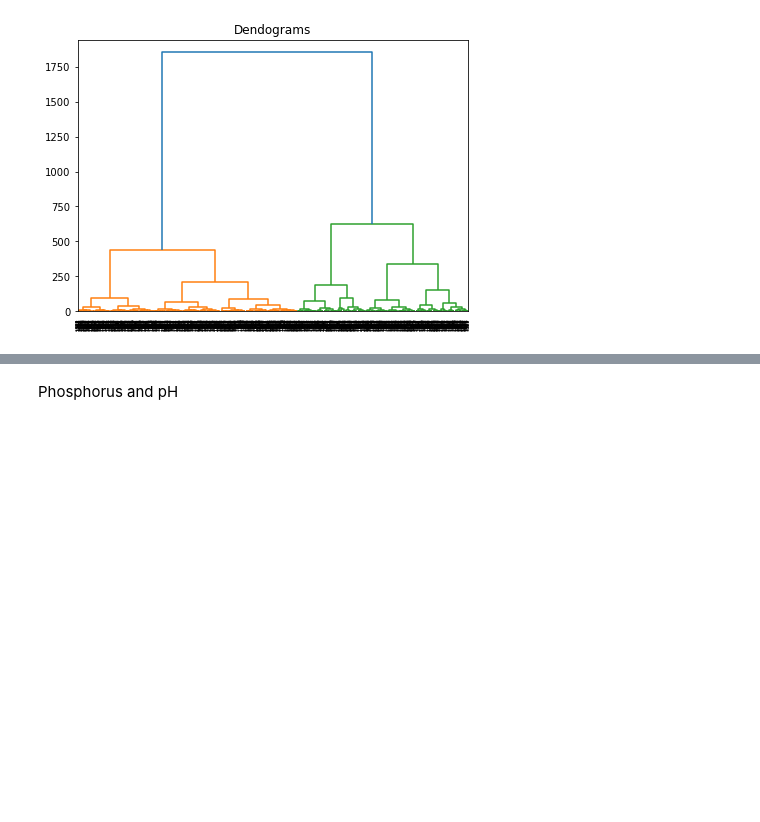
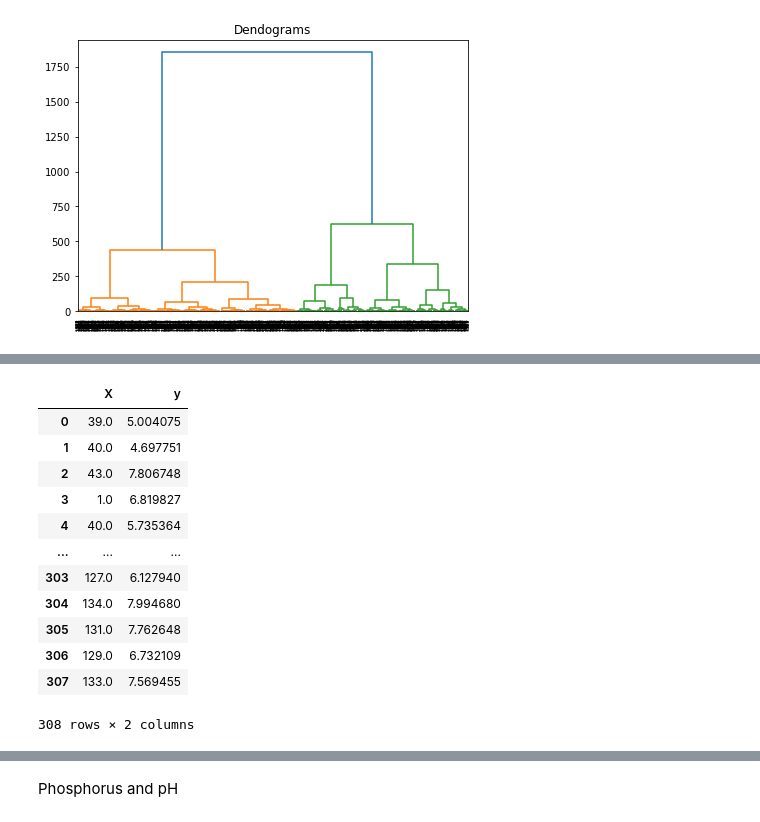
Before and after one commit to AIML-Makgeolli/CpE-AIDL, a Jupyter notebook: SMARF/[Hierarchical]_modelTrain3_(function_version).ipynb, the cells around one changed output, grey strips where cells are left out. Drawn from its saved outputs; the diff is of its cells as text; code cells hidden in the pictures; blank space fills up the shorter version.

```diff
--- a/SMARF/[Hierarchical]_modelTrain3_(function_version).ipynb
+++ b/SMARF/[Hierarchical]_modelTrain3_(function_version).ipynb
@@ -82,3 +120,19 @@ array([0, 0, 1, ..., 0, 0, 0], dtype=int64)
+# %%
+hierarchical_test.kmeans_outlier(80)
+# %% [output]
+|  | X | y |
+| 0 | 39.0 | 5.004075 |
+| 1 | 40.0 | 4.697751 |
+| 2 | 43.0 | 7.806748 |
+| 3 | 1.0 | 6.819827 |
+| 4 | 40.0 | 5.735364 |
+| ... | ... | ... |
+| 303 | 127.0 | 6.127940 |
+| 304 | 134.0 | 7.994680 |
+| 305 | 131.0 | 7.762648 |
+| 306 | 129.0 | 6.732109 |
+| 307 | 133.0 | 7.569455 |
+308 rows × 2 columns
 # %%
 hierarchical_test.cluster_graph()
 # %% [output]
```
Also changed, not shown: parts of 16 cells of this notebook, 1 other file.
